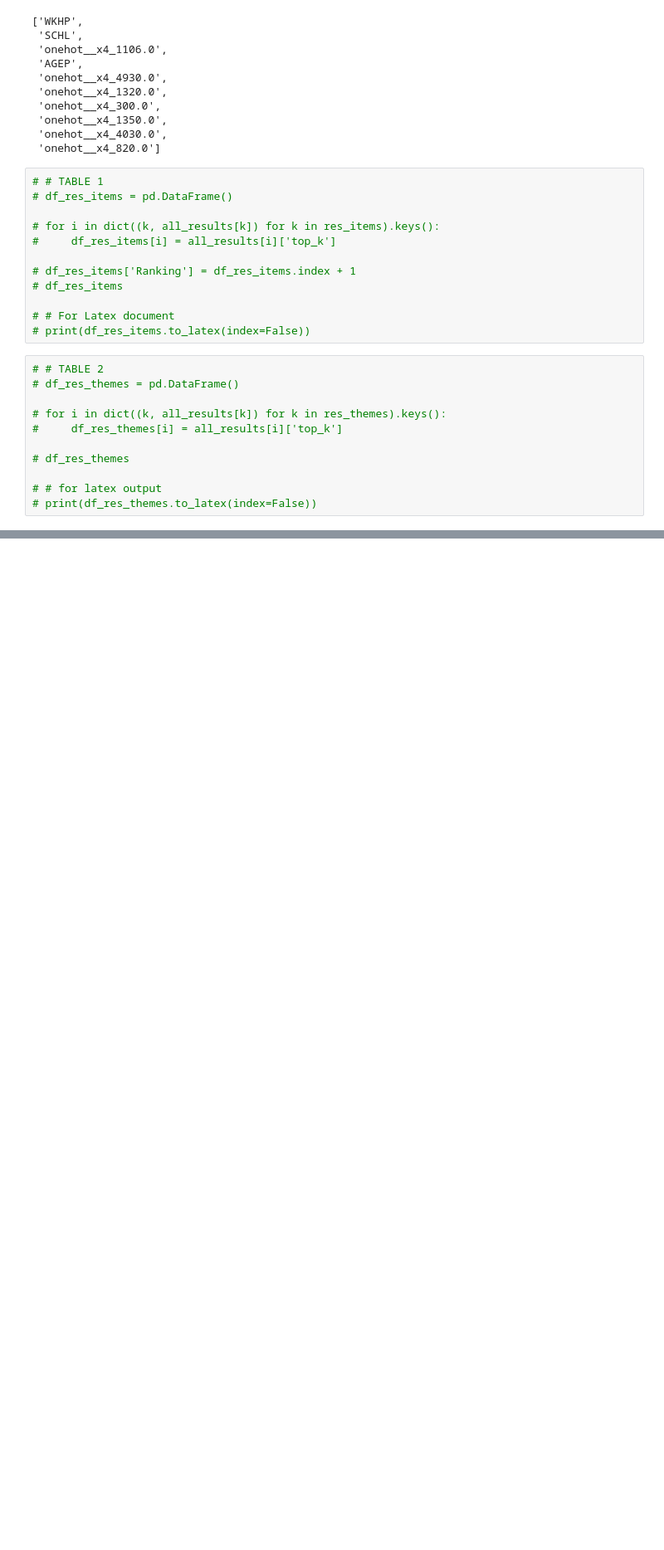
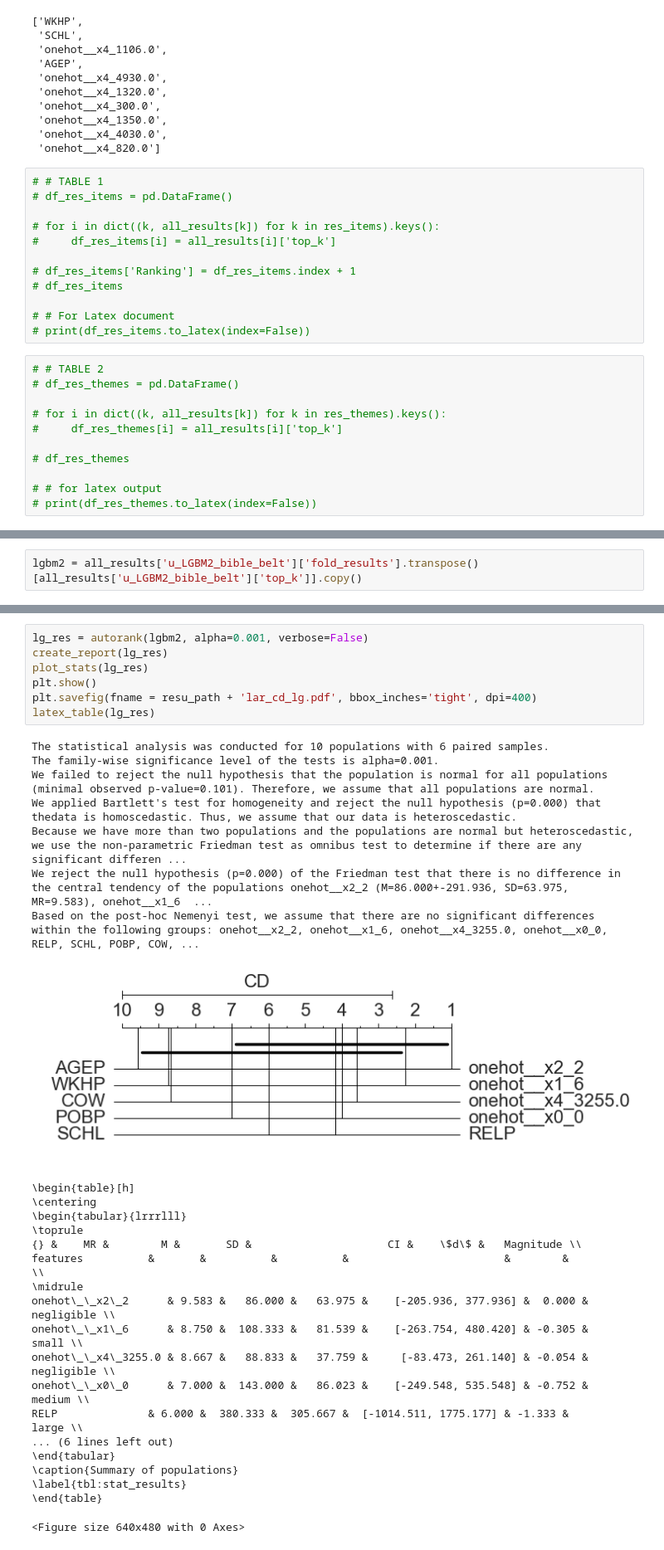
Before and after one commit to cc-jalvarez/weighted-pdp, a Jupyter notebook: src/lar_sec5.ipynb, the cells around one changed output, grey strips where cells are left out. Shown: that part at 83% size. Saved outputs shown, nothing was run; the diff lists cells and outputs as text; blank space fills up the shorter version.

Commit message:
concluded sec5: ran CD test for LGBM bible belt, including figure

```diff
--- a/src/lar_sec5.ipynb
+++ b/src/lar_sec5.ipynb
@@ -391,0 +397,2 @@ all_results['u_LR_bible_belt']['top_k']
+# %%
+lgbm2 = all_results['u_LGBM2_bible_belt']['fold_results'].transpose()[all_results['u_LGBM2_bible_belt']['top_k']].copy()
@@ -391,0 +409,34 @@ all_results['u_LR_bible_belt']['top_k']
+# %%
+lg_res = autorank(lgbm2, alpha=0.001, verbose=False)
+create_report(lg_res)
+plot_stats(lg_res)
+plt.show()
+plt.savefig(fname = resu_path + 'lar_cd_lg.pdf', bbox_inches='tight', dpi=400)
+latex_table(lg_res)
+# %% [output]
+The statistical analysis was conducted for 10 populations with 6 paired samples.
+The family-wise significance level of the tests is alpha=0.001.
+We failed to reject the null hypothesis that the population is normal for all populations (minimal observed p-value=0.101). Therefore, we assume that all populations are normal.
+We applied Bartlett's test for homogeneity and reject the null hypothesis (p=0.000) that thedata is homoscedastic. Thus, we assume that our data is heteroscedastic.
+Because we have more than two populations and the populations are normal but heteroscedastic, we use the non-parametric Friedman test as omnibus test to determine if there are any significant differen ...
+We reject the null hypothesis (p=0.000) of the Friedman test that there is no difference in the central tendency of the populations onehot__x2_2 (M=86.000+-291.936, SD=63.975, MR=9.583), onehot__x1_6  ...
+Based on the post-hoc Nemenyi test, we assume that there are no significant differences within the following groups: onehot__x2_2, onehot__x1_6, onehot__x4_3255.0, onehot__x0_0, RELP, SCHL, POBP, COW, ...
+[figure, added]
+\begin{table}[h]
+\centering
+\begin{tabular}{lrrrlll}
+\toprule
+{} &    MR &        M &       SD &                     CI &    \$d\$ &   Magnitude \\
+features          &       &          &          &                        &        &             \\
+\midrule
+onehot\_\_x2\_2      & 9.583 &   86.000 &   63.975 &    [-205.936, 377.936] &  0.000 &  negligible \\
+onehot\_\_x1\_6      & 8.750 &  108.333 &   81.539 &    [-263.754, 480.420] & -0.305 &       small \\
+onehot\_\_x4\_3255.0 & 8.667 &   88.833 &   37.759 &     [-83.473, 261.140] & -0.054 &  negligible \\
+onehot\_\_x0\_0      & 7.000 &  143.000 &   86.023 &    [-249.548, 535.548] & -0.752 &      medium \\
+RELP              & 6.000 &  380.333 &  305.667 &  [-1014.511, 1775.177] & -1.333 &       large \\
+... (6 lines left out)
+\end{tabular}
+\caption{Summary of populations}
+\label{tbl:stat_results}
+\end{table}
+<Figure size 640x480 with 0 Axes>
```
Also changed, not shown: parts of 4 cells of this notebook, 1 other file.
